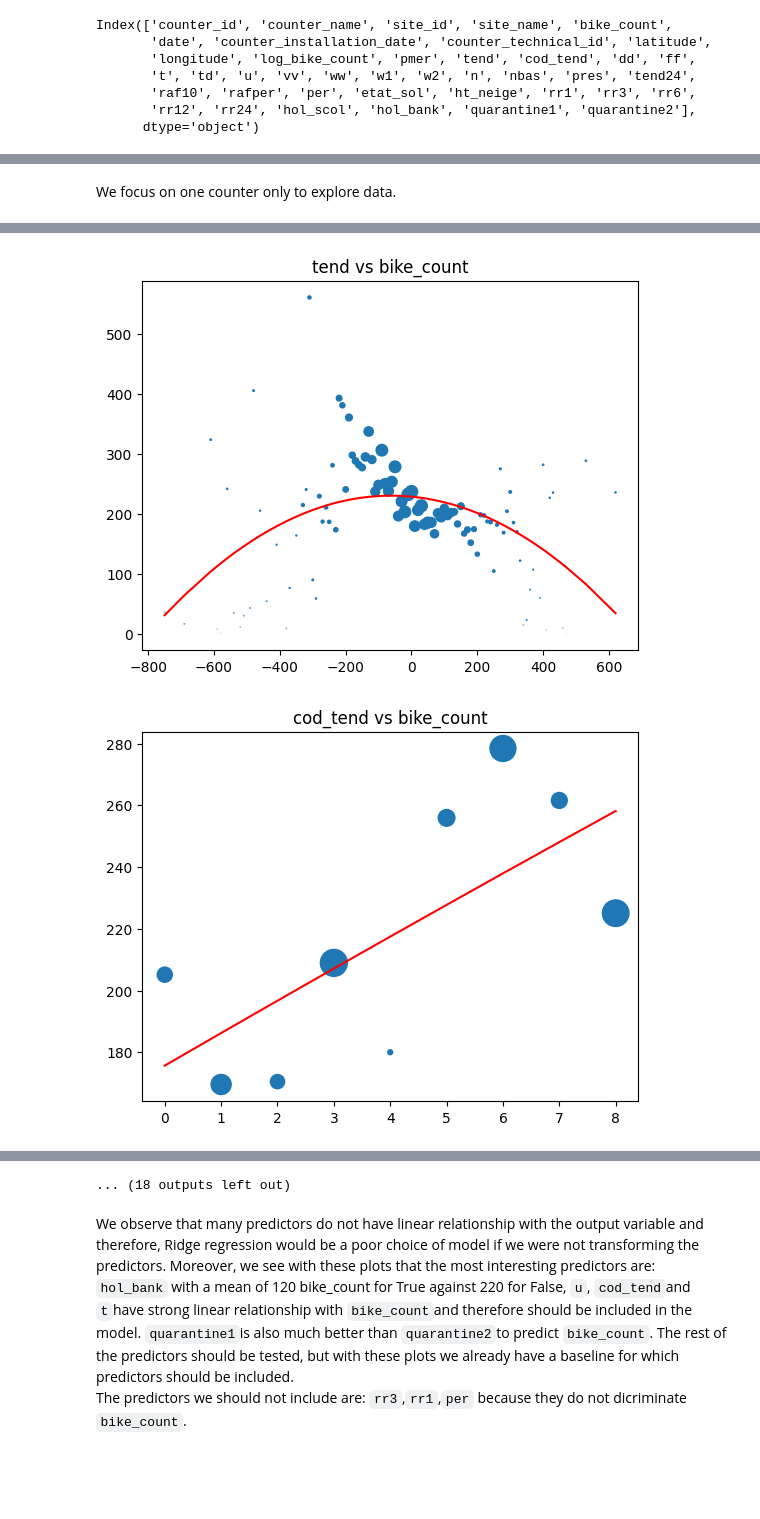
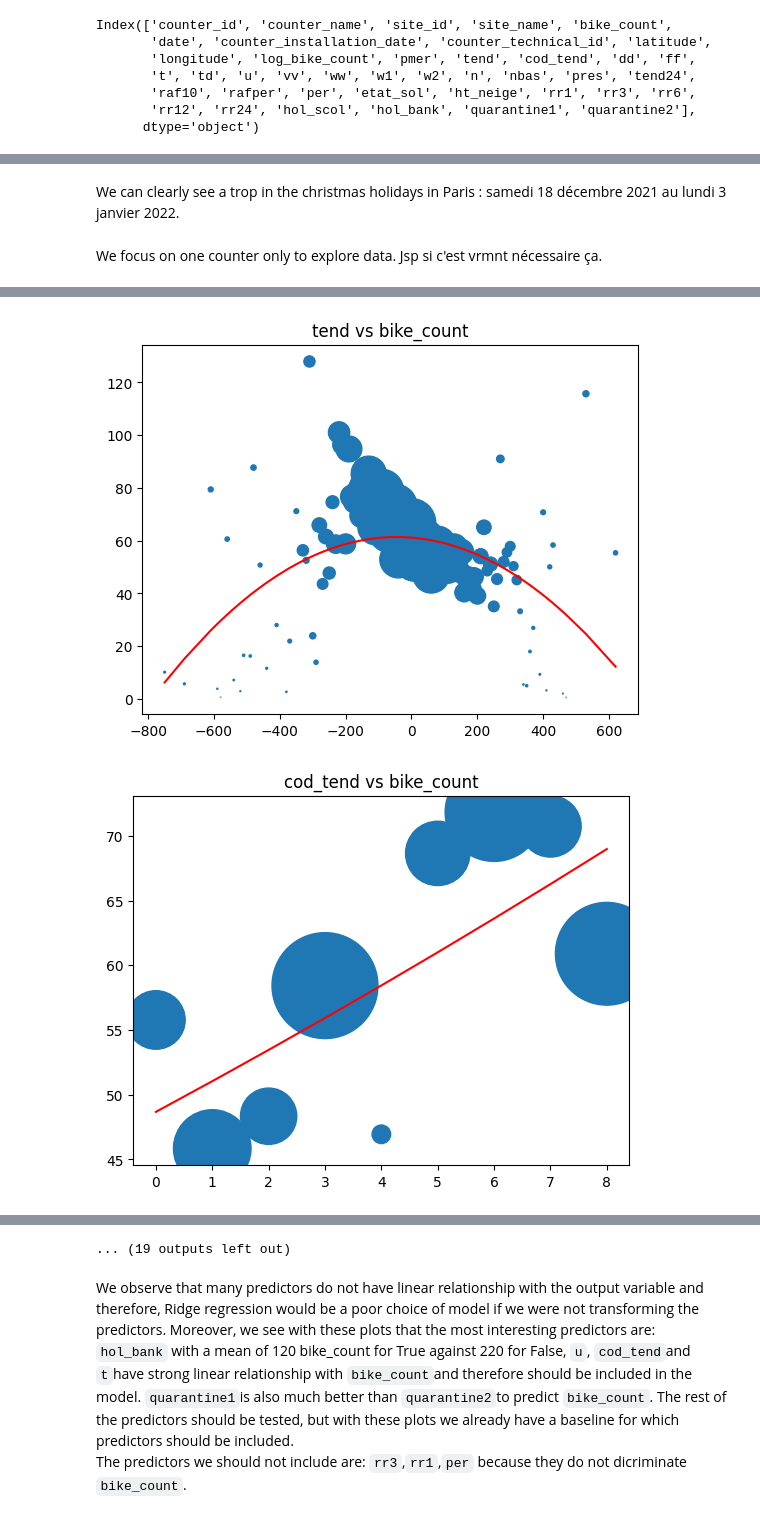
Before and after one commit to mat10599/bike_counters, a Jupyter notebook: final_notebook.ipynb, the cells around one changed output, grey strips where cells are left out. Saved outputs shown, nothing was run; the diff lists cells and outputs as text; code cells hidden in the pictures; blank space fills up the shorter version.

Commit message:
extra comment, EDA and christmas added

```diff
--- a/final_notebook.ipynb
+++ b/final_notebook.ipynb
@@ -229,0 +233,7 @@ dtype: int64
+# %%
+linear_cols = ["n","nbas","tend24","raf10","ht_neige","rr1","rr3","rr6","rr12","rr24"]
+for col in linear_cols:
+    df_ext[col] = df_ext[col].interpolate(method='linear',limit=4, limit_direction='both', axis=0)
+pad_cols = ["w1","w2","etat_sol"]
+for col in pad_cols:
+    df_ext[col] = df_ext[col].interpolate(method='pad',limit=4, limit_direction='forward', axis=0)
@@ -244,0 +302,4 @@ Index(['counter_id', 'counter_name', 'site_id', 'site_name', 'bike_count',
+# %% [markdown]
+We can clearly see a trop in the christmas holidays in Paris : samedi 18 décembre 2021 au lundi 3 janvier 2022.
+# %%
+df_merge_ext["christmas_hols"] = np.where((df_merge_ext["date"] >= "2020-12-18") & (df_merge_ext["date"] < "2021-01-04"), True, False)
@@ -247,2 +319,2 @@ df_predictors = df_merge_ext.iloc[:,11:]
 # %% [markdown]
-We focus on one counter only to explore data.
+We focus on one counter only to explore data. Jsp si c'est vrmnt nécessaire ça.
@@ -252,19 +327,21 @@ mask = df_merge_ext["counter_name"] == "Totem 73 boulevard de Sébastopol S-N"
 df_mask = df_merge_ext[df_merge_ext["counter_name"] == "Totem 73 boulevard de Sébastopol S-N"]
 
 for el in df_predictors.columns:
-
-
     plt.title(str(el) + " vs " + "bike_count")
 
-    df_plot = df_mask.groupby(pd.Grouper(key=el))[["bike_count"]].mean().sort_index()
-    df_plot1 = df_mask.groupby(pd.Grouper(key=el))[["bike_count"]].sum().sort_index()
+    #df_plot = df_mask.groupby(pd.Grouper(key=el))[["bike_count"]].mean().sort_index()
+    #df_plot1 = df_mask.groupby(pd.Grouper(key=el))[["bike_count"]].sum().sort_index()
+    #Je pense que c'est ptt plus intéressant de regarder l'ensemble des counts non?
+
+    df_plot = df_merge_ext.groupby(pd.Grouper(key=el))[["bike_count"]].mean().sort_index()
+    df_plot1 = df_merge_ext.groupby(pd.Grouper(key=el))[["bike_count"]].sum().sort_index()
 
     plt.scatter(df_plot.index, df_plot["bike_count"], s=df_plot1["bike_count"]/1000)
 
     # coefficients for second order regression line
     m1,m, b = np.polyfit(df_plot.index, df_plot["bike_count"],2)
 
-#use red as color for regression line
+    #use red as color for regression line
     plt.plot(df_plot.index, m1*df_plot.index**2 + m*df_plot.index+b, color='red')
     plt.show()
 # %% [output]
@@ -272,2 +349,2 @@ for el in df_predictors.columns:
-[figure, old version]
+[figure, new version]
-[figure, old version]
+[figure, new version]
@@ -283,4 +360,4 @@ for el in df_predictors.columns:
-... (18 outputs left out)
+... (19 outputs left out)
 # %% [markdown]
 We observe that many predictors do not have linear relationship with the output variable and therefore, Ridge regression would be a poor choice of model if we were not transforming the predictors. Moreover, we see with these plots that the most interesting predictors are: `hol_bank` with a mean of 120 bike_count for True against 220 for False, `u`, `cod_tend`and `t`have strong linear relationship with `bike_count`and therefore should be included in the model. `quarantine1`is also much better than `quarantine2`to predict `bike_count`. The rest of the predictors should be tested, but with these plots we already have a baseline for which predictors should be included. <br>
 The predictors we should not include are:  `rr3`,`rr1`,`per` because they do not dicriminate `bike_count`.
```
Also changed, not shown: parts of 28 cells of this notebook, 1 other file.
